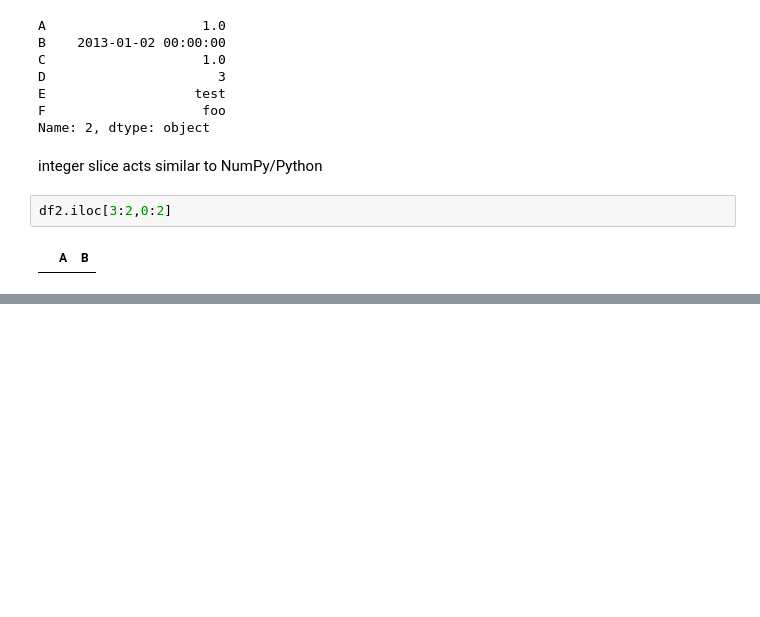
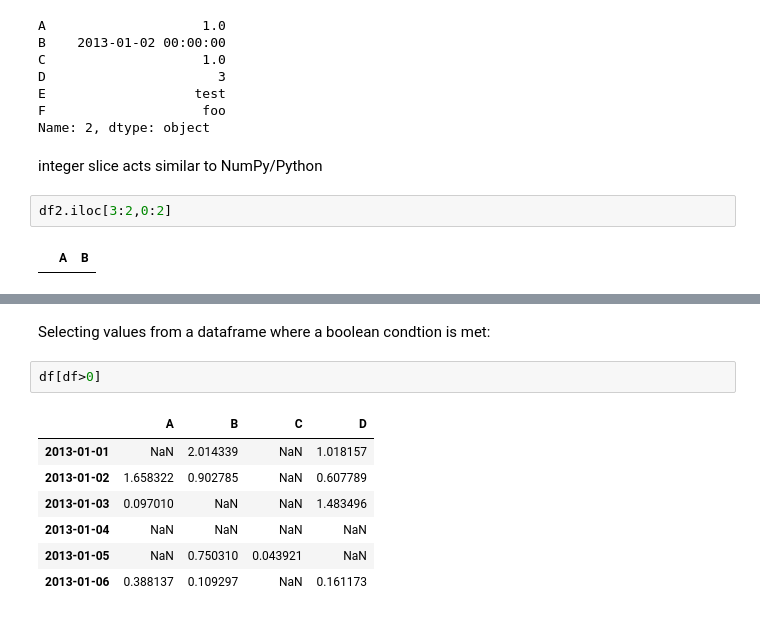
Before and after one commit to guddiyasingh/python-main, a Jupyter notebook: 10_minutes_panda.ipynb, the cells around one changed output, grey strips where cells are left out. Saved outputs shown, nothing was run; the diff lists cells and outputs as text; blank space fills up the shorter version.

```diff
--- a/10_minutes_panda.ipynb
+++ b/10_minutes_panda.ipynb
@@ -291,0 +337,12 @@ df2.iloc[3:2,0:2]
+# %% [markdown]
+Selecting values from a dataframe where a boolean condtion is met:
+# %%
+df[df>0]
+# %% [output]
+|  | A | B | C | D |
+| 2013-01-01 | NaN | 2.014339 | NaN | 1.018157 |
+| 2013-01-02 | 1.658322 | 0.902785 | NaN | 0.607789 |
+| 2013-01-03 | 0.097010 | NaN | NaN | 1.483496 |
+| 2013-01-04 | NaN | NaN | NaN | NaN |
+| 2013-01-05 | NaN | 0.750310 | 0.043921 | NaN |
+| 2013-01-06 | 0.388137 | 0.109297 | NaN | 0.161173 |
```
Also changed, not shown: parts of 12 cells of this notebook.
